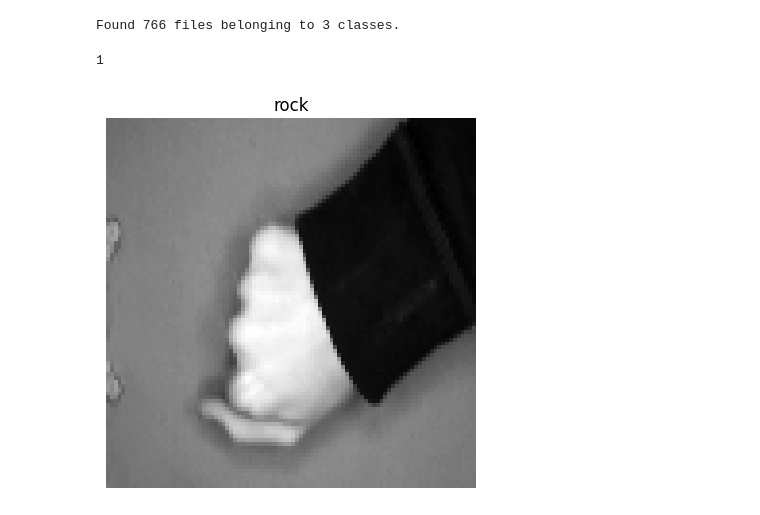
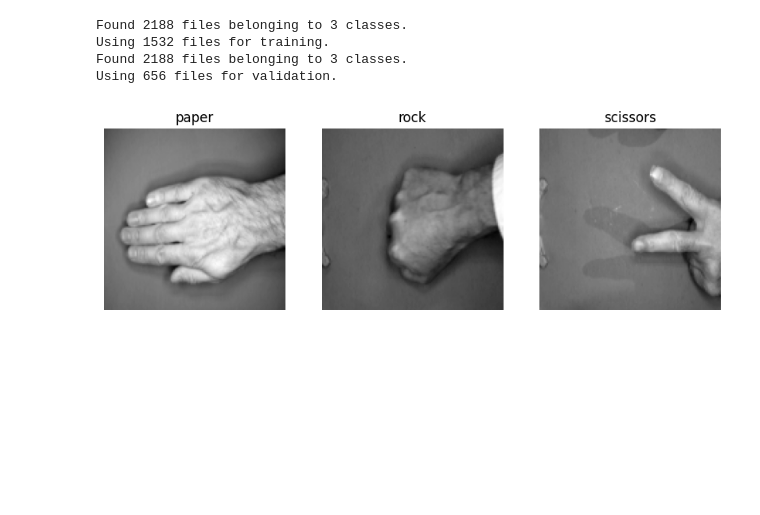
Before and after one commit to WildSheepChaser/StatML, a Jupyter notebook: main.ipynb, the cells around one changed output. Cells and saved outputs as stored; diff of their text form; code cells hidden in the pictures; blank space fills up the shorter version.

```diff
--- a/main.ipynb
+++ b/main.ipynb
@@ -21,26 +11,50 @@ Found 2128 files belonging to 3 classes.
-# %%
-validation_dataset = tf.keras.utils.image_dataset_from_directory(
-    "test",
-    image_size=(96, 96),   # downscaling
-    color_mode="grayscale",
-    batch_size=32
-)
-# %% [output]
-Found 766 files belonging to 3 classes.
-# %%
-
-class_names = train_dataset.class_names
-
-for images, labels in train_dataset.take(1):
-
-    image = images[0].numpy()
-    label = labels[0].numpy()
-
-    print(label)
-    plt.imshow(image.squeeze(), cmap="gray")
-    plt.title(class_names[label])
-    plt.axis("off")
-    plt.show()
-# %% [output]
-1
-[figure, removed]
+# %%
+
+train_ds = tf.keras.utils.image_dataset_from_directory(
+    "rps-cv-images",
+    validation_split=0.30,
+    subset="training",
+    seed=42,
+    color_mode="grayscale",
+    image_size=(128,128),
+    batch_size=32
+)
+
+temp_ds = tf.keras.utils.image_dataset_from_directory(
+    "rps-cv-images",
+    validation_split=0.30,
+    subset="validation",
+    seed=42,
+    color_mode="grayscale",
+    image_size=(128,128),
+    batch_size=32
+)
+
+temp_size = len(temp_ds)
+
+val_size = temp_size // 2
+
+val_ds = temp_ds.take(val_size)
+test_ds = temp_ds.skip(val_size)
+# %% [output]
+Found 2188 files belonging to 3 classes.
+Using 1532 files for training.
+Found 2188 files belonging to 3 classes.
+Using 656 files for validation.
+# %%
+# Display one image per class
+shown_classes = set()
+plt.figure(figsize=(10, 4))
+for images, labels in train_ds.unbatch():
+    label = labels.numpy()
+    if label not in shown_classes:
+        plt.subplot(1, len(class_names), len(shown_classes) + 1)
+        plt.imshow(images.numpy().squeeze(), cmap="gray")
+        plt.title(class_names[label])
+        plt.axis("off")
+        shown_classes.add(label)
+    if len(shown_classes) == len(class_names):
+        break
+plt.show()
+# %% [output]
+[figure, added]
```
Also changed, not shown: parts of 16 cells of this notebook.
